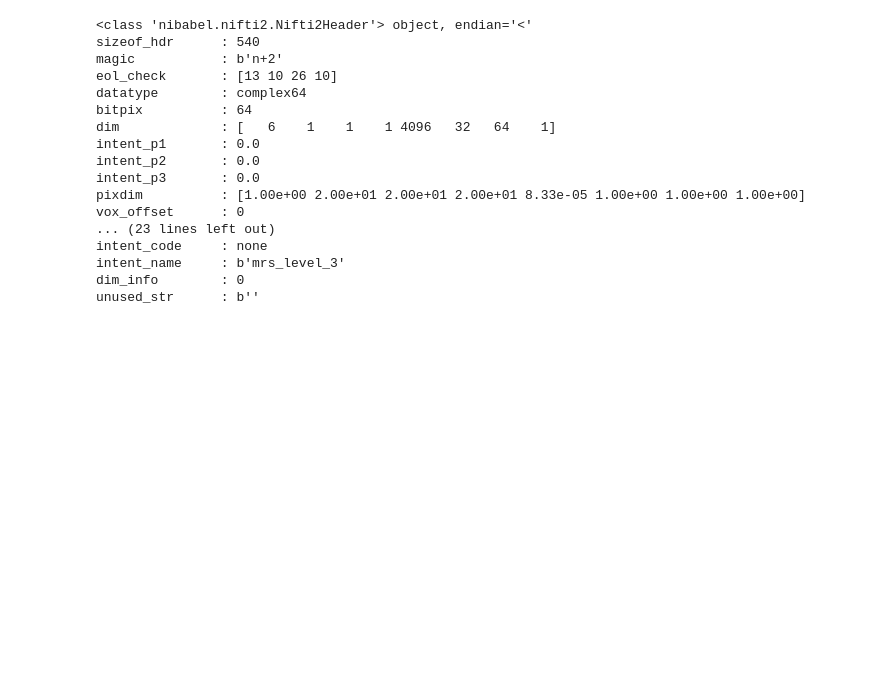
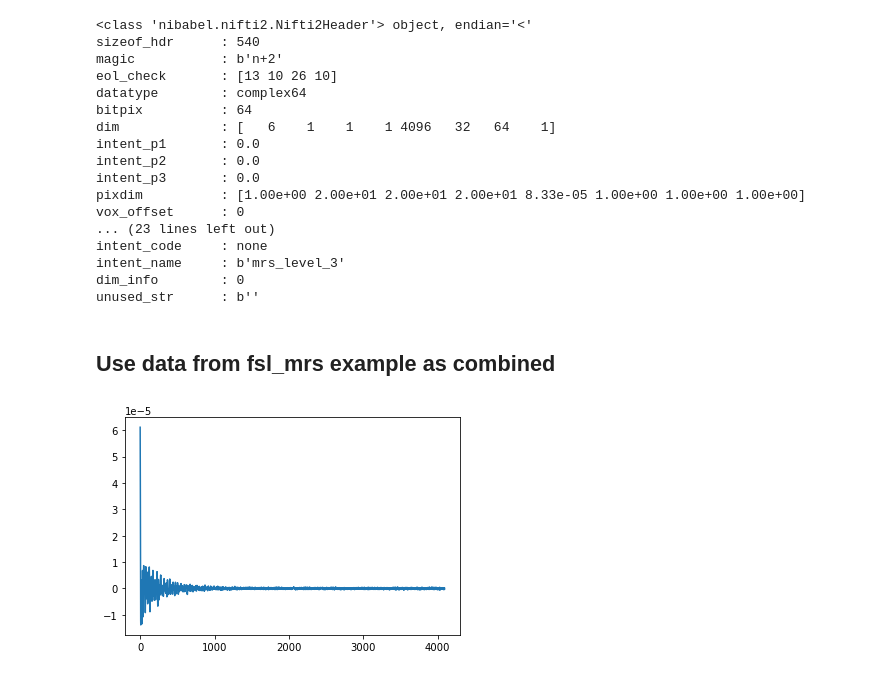
Before and after one commit to wtclarke/mrs_nifti_standard, a Jupyter notebook: manual_svs_conversion.ipynb, the cells around one changed output. Saved outputs shown, nothing was run; the diff lists cells and outputs as text; code cells hidden in the pictures; blank space fills up the shorter version.

Commit message:
add preprocessed example

```diff
--- a/manual_svs_conversion.ipynb
+++ b/manual_svs_conversion.ipynb
@@ -163,7 +163,7 @@ Coherence order filter to apply at the end of each block. If absent no filter is
 # %%
 import json
 
-with open('steam11.json', 'r') as json_file:
+with open('original_data/steam11.json', 'r') as json_file:
     simulator_seq_description = json.loads(json_file.read())
 
 seq_block = []
@@ -311,3 +311,38 @@ intent_code     : none
 intent_name     : b'mrs_level_3'
 dim_info        : 0
 unused_str      : b''
+# %% [markdown]
+## Use data from fsl_mrs example as combined
+# %%
+combined_data = nib.load('original_data/metab.nii')
+plt.plot(np.real(np.squeeze(combined_data.get_fdata())))
+
+level_1_dict = {'TransmitterFrequency':transmitter_frequency_hz,
+                'ResonantNucleus':nucleus_str,
+                'SpectralWidth':spectral_width_hz}
+
+level_2_dict = {**level_1_dict,
+                'EchoTime':echo_time_s,
+                'RepetitionTime':repetition_time_s,
+                'InversionTime':inversion_time_s,
+                'MixingTime':mixing_time_s,
+                'SequenceBlock':seq_block}
+
+json_lvl_2 = json.dumps(level_2_dict)
+
+combined_data.header.set_qform(currNiftiOrientation.Q44)
+
+# Set conformance level
+combined_data.header['intent_name'] = b'mrs_level_3'
+
+# Write extension
+extension = nib.nifti1.Nifti1Extension(44, json_lvl_2.encode('UTF-8'))
+combined_data.header.extensions.append(extension)
+
+# # From nii obj and write
+nib.save(combined_data,'svs_preprocessed.nii.gz')
+
+with open('svs_preprocessed.json', 'w') as json_file:
+        json.dump(level_2_dict, json_file)
+# %% [output]
+[figure, added]
```
Also changed, not shown: parts of 1 cell of this notebook, 9 other files.
